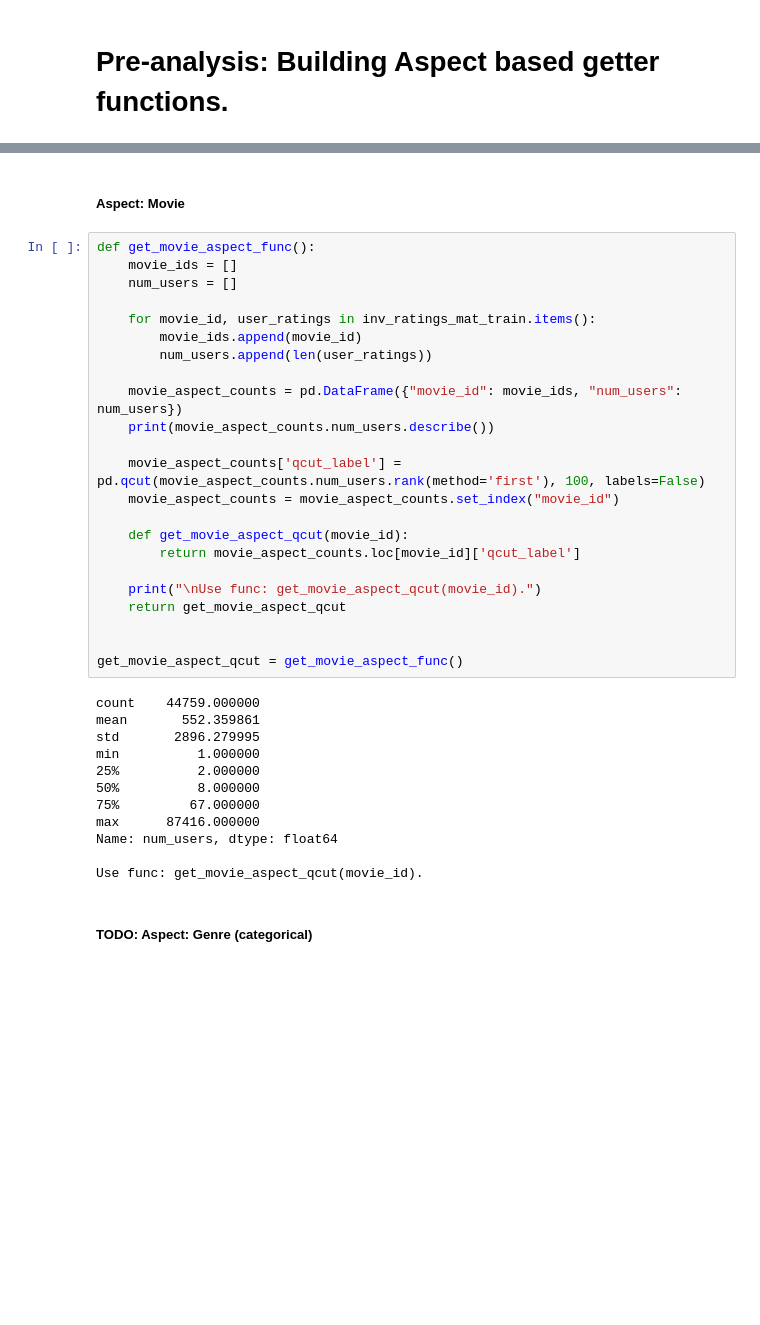
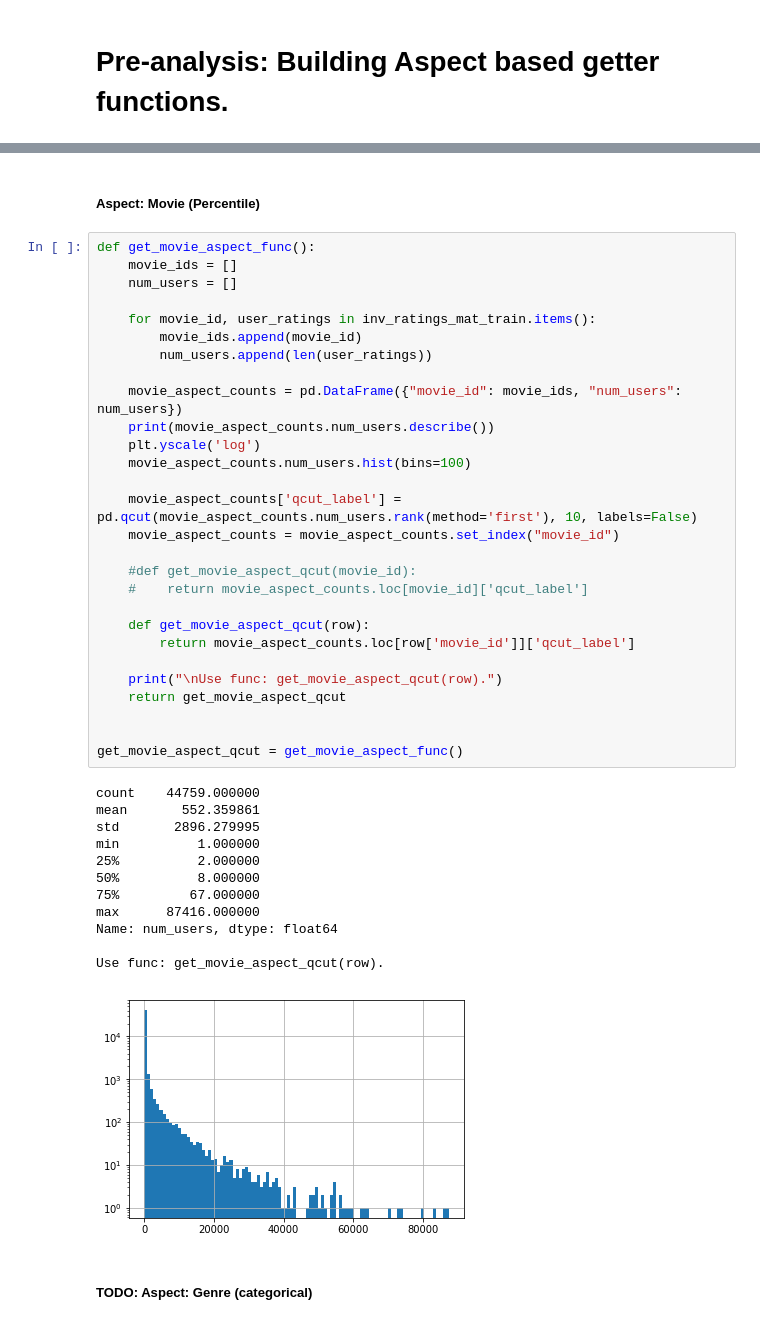
Before and after one commit to bhuvi3/movie_recommendation_system, a Jupyter notebook: code/generate_results.ipynb, the cells around one changed output, grey strips where cells are left out. Saved outputs shown, nothing was run; the diff lists cells and outputs as text; blank space fills up the shorter version.

```diff
--- a/code/generate_results.ipynb
+++ b/code/generate_results.ipynb
@@ -77,39 +88,45 @@ Use func: get_user_aspect_qcut(user_id).
 # %% [markdown]
-##### Aspect: Movie
+##### Aspect: Movie (Percentile)
 # %%
 def get_movie_aspect_func():
     movie_ids = []
     num_users = []
 
     for movie_id, user_ratings in inv_ratings_mat_train.items():
         movie_ids.append(movie_id)
         num_users.append(len(user_ratings))
 
     movie_aspect_counts = pd.DataFrame({"movie_id": movie_ids, "num_users": num_users})
     print(movie_aspect_counts.num_users.describe())
+    plt.yscale('log')
+    movie_aspect_counts.num_users.hist(bins=100)
 
-    movie_aspect_counts['qcut_label'] = pd.qcut(movie_aspect_counts.num_users.rank(method='first'), 100, labels=False)
+    movie_aspect_counts['qcut_label'] = pd.qcut(movie_aspect_counts.num_users.rank(method='first'), 10, labels=False)
     movie_aspect_counts = movie_aspect_counts.set_index("movie_id")
 
-    def get_movie_aspect_qcut(movie_id):
-        return movie_aspect_counts.loc[movie_id]['qcut_label']
+    #def get_movie_aspect_qcut(movie_id):
+    #    return movie_aspect_counts.loc[movie_id]['qcut_label']
 
-    print("\nUse func: get_movie_aspect_qcut(movie_id).")
+    def get_movie_aspect_qcut(row):
+        return movie_aspect_counts.loc[row['movie_id']]['qcut_label']
+
+    print("\nUse func: get_movie_aspect_qcut(row).")
     return get_movie_aspect_qcut
 
 
 get_movie_aspect_qcut = get_movie_aspect_func()
 # %% [output]
 count    44759.000000
 mean       552.359861
 std       2896.279995
 min          1.000000
 25%          2.000000
 50%          8.000000
 75%         67.000000
 max      87416.000000
 Name: num_users, dtype: float64
 
-Use func: get_movie_aspect_qcut(movie_id).
+Use func: get_movie_aspect_qcut(row).
+[figure, added]
 # %% [markdown]
 ##### TODO: Aspect: Genre (categorical)
```
Also changed, not shown: parts of 38 cells of this notebook, 9 other files.
